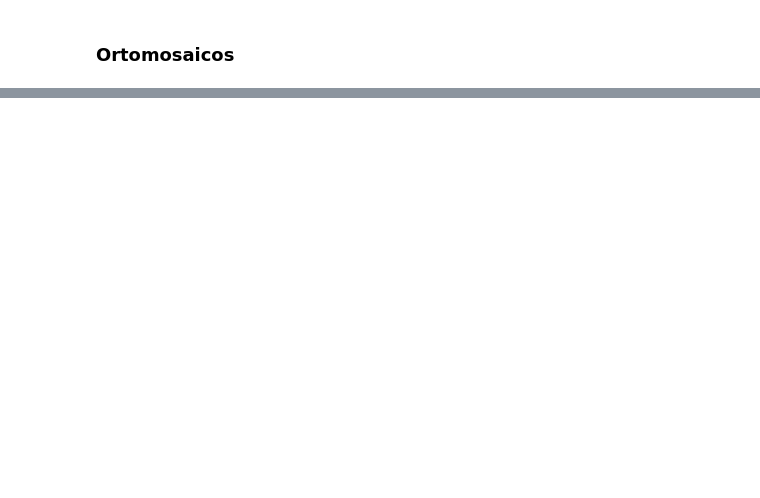
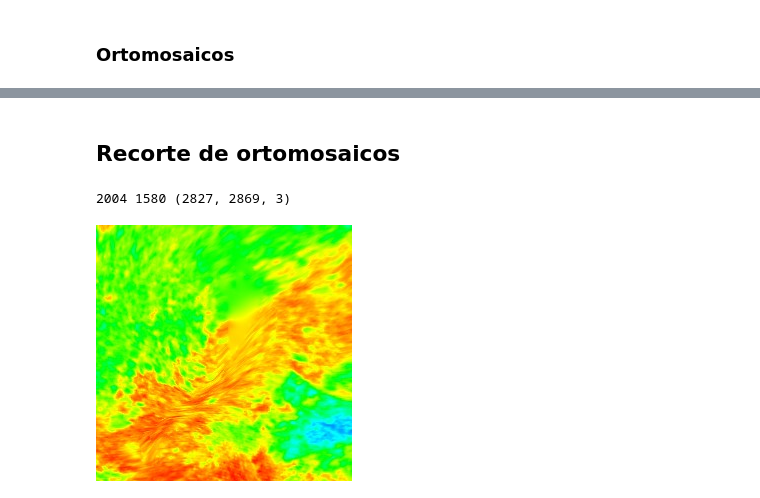
Before and after one commit to AndresInsuasty/tesis-cafes-especiales, a Jupyter notebook: utils/RecorteOrtomosaicos.ipynb, the cells around one changed output, grey strips where cells are left out. Cells and saved outputs as stored; diff of their text form; code cells hidden in the pictures; blank space fills up the shorter version.

Commit message:
Creando imagenes de recorte

```diff
--- a/utils/RecorteOrtomosaicos.ipynb
+++ b/utils/RecorteOrtomosaicos.ipynb
@@ -125,0 +144,3 @@ data
+# %%
+data_c = data.dropna()
+data_c
@@ -125,0 +168,41 @@ data
+# %% [markdown]
+## Recorte de ortomosaicos
+# %%
+for i in range(data_c.shape[0]):
+    aux = data_c.iloc[i]
+    ndvi = cv2.imread(aux.ndvi_names_path)
+    b1 = cv2.imread(aux.B1_name_path)
+    b2 = cv2.imread(aux.B2_name_path)
+    b3 = cv2.imread(aux.B3_name_path)
+    b4 = cv2.imread(aux.B4_name_path)
+    if (ndvi.shape == b1.shape) and (ndvi.shape == b2.shape) and (ndvi.shape == b3.shape) and (ndvi.shape == b4.shape):
+        random.seed(10)
+        ### ciclo for
+        for j in range(300):
+            fila_a = 0
+            fila_b = ndvi.shape[0]-256-1
+            col_a = 0
+            col_b = ndvi.shape[1]-256-1
+            x = random.randint(fila_a,fila_b)
+            y = random.randint(col_a,col_b)
+            ndvi_new = ndvi[x:x+256,y:y+256]
+            b1_new = b1[x:x+256,y:y+256]
+            b2_new = b2[x:x+256,y:y+256]
+            b3_new = b3[x:x+256,y:y+256]
+            b4_new = b4[x:x+256,y:y+256]
+            codigo = "{img_names}_".format(img_names=aux.img_names)
+            cv2.imwrite("/content/drive/MyDrive/segmentado/dataset2/ndvi/{codigo}ndvi_{j}.jpg".format(codigo=codigo,j=j), ndvi_new)
+            cv2.imwrite("/content/drive/MyDrive/segmentado/dataset2/bandas/{codigo}b1_{j}.jpg".format(codigo=codigo,j=j), b1_new)
+            cv2.imwrite("/content/drive/MyDrive/segmentado/dataset2/bandas/{codigo}b2_{j}.jpg".format(codigo=codigo,j=j), b2_new)
+            cv2.imwrite("/content/drive/MyDrive/segmentado/dataset2/bandas/{codigo}b3_{j}.jpg".format(codigo=codigo,j=j), b3_new)
+            cv2.imwrite("/content/drive/MyDrive/segmentado/dataset2/bandas/{codigo}b4_{j}.jpg".format(codigo=codigo,j=j), b4_new)
+    else:
+        print("el tamaño no coincide:",aux.img_names)
+print(x,y, ndvi.shape)
+#img = cv2.imread(path)
+# %% [output]
+2004 1580 (2827, 2869, 3)
+# %%
+cv2_imshow(ndvi_new)
+# %% [output]
+[figure, added]
```
Also changed, not shown: parts of 9 cells of this notebook.
